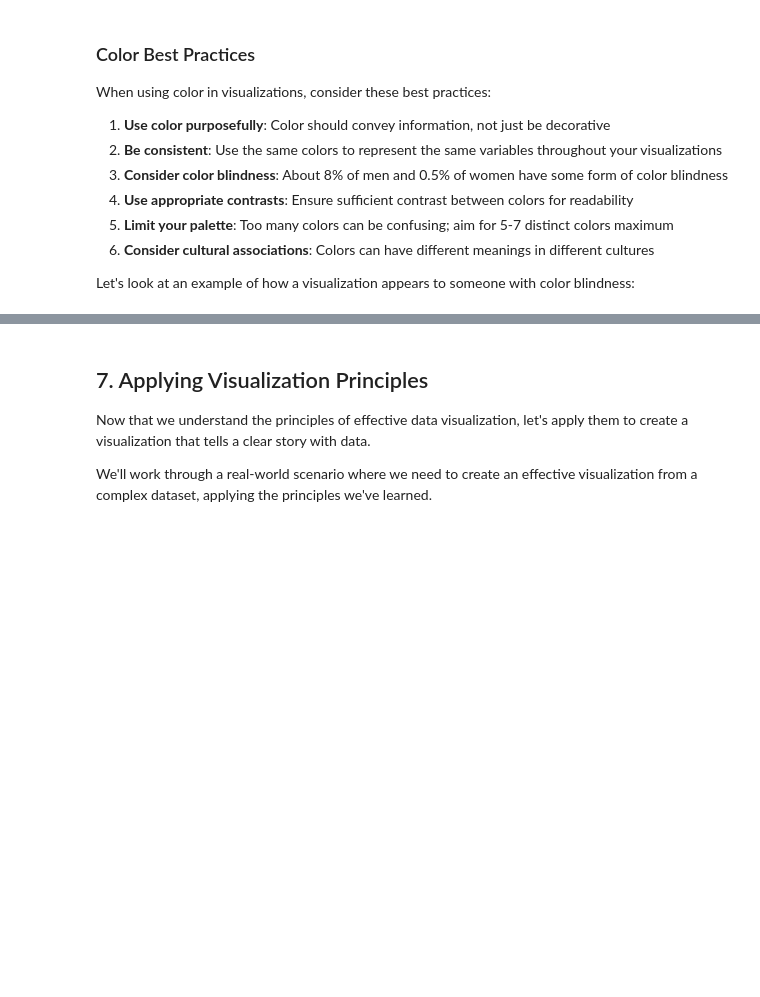
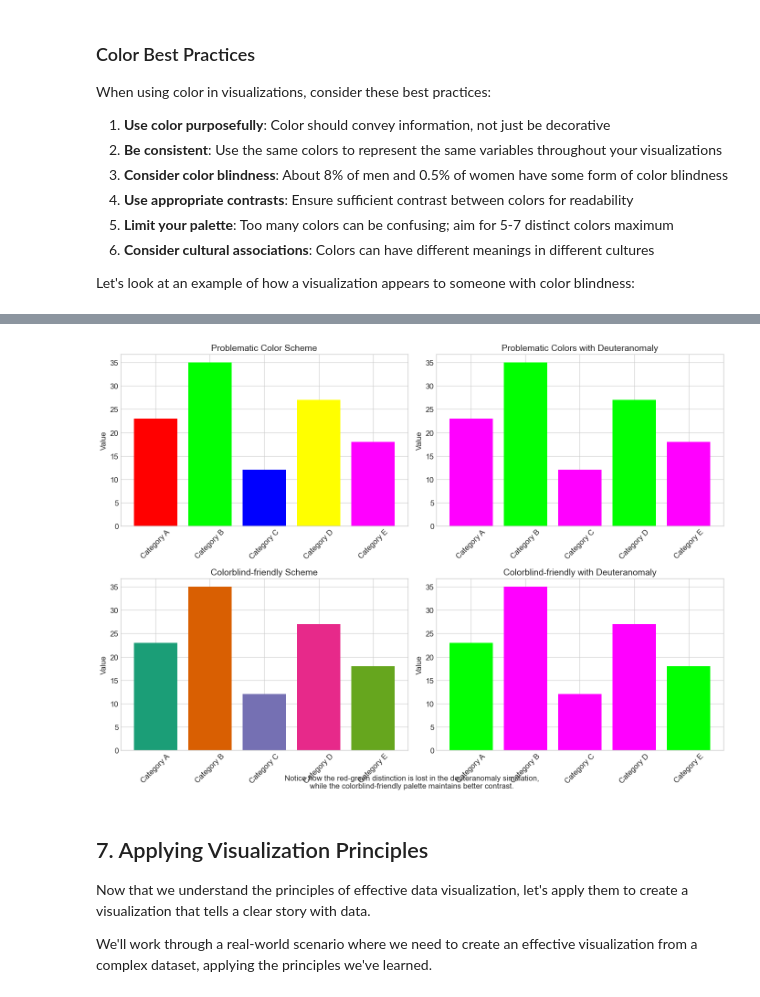
Before and after one commit to pavelklos/ai-ml, a Jupyter notebook: 3-DV/03-01-01.ipynb, the cells around one changed output, grey strips where cells are left out. Saved outputs shown, nothing was run; the diff lists cells and outputs as text; code cells hidden in the pictures; blank space fills up the shorter version.

```diff
--- a/3-DV/03-01-01.ipynb
+++ b/3-DV/03-01-01.ipynb
@@ -731,3 +855,84 @@ plt.show()
+# %%
+import matplotlib.pyplot as plt
+import matplotlib.colors as mcolors
+import numpy as np
+
+# Simulating color blindness in visualizations
+try:
+    from colorspacious import cspace_converter
+    COLORSPACIOUS_AVAILABLE = True
+except ImportError:
+    COLORSPACIOUS_AVAILABLE = False
+    print("The colorspacious package is not installed. Color blindness simulation will be limited.")
+    print("To install: pip install colorspacious")
+
+# Sample data
+categories = ['Category A', 'Category B', 'Category C', 'Category D', 'Category E']
+values = [23, 35, 12, 27, 18]
+
+# Two color palettes: one problematic, one colorblind-friendly
+problematic_colors = ['#FF0000', '#00FF00', '#0000FF', '#FFFF00', '#FF00FF']
+colorblind_friendly = ['#1b9e77', '#d95f02', '#7570b3', '#e7298a', '#66a61e']
+
+fig, axes = plt.subplots(2, 2, figsize=(14, 10))
+
+# --- Top Left: Original problematic colors
+ax = axes[0, 0]
+ax.bar(categories, values, color=problematic_colors)
+ax.set_title('Problematic Color Scheme', fontsize=14)
+ax.set_ylabel('Value')
+ax.tick_params(axis='x', rotation=45)
+
+# --- Top Right: Problematic colors with Deuteranomaly simulation
+ax = axes[0, 1]
+if COLORSPACIOUS_AVAILABLE:
+    deuteranomaly_converter = cspace_converter(
+        "sRGB1", {"name": "sRGB1+CVD", "cvd_type": "deuteranomaly", "severity": 100}
+    )
+    deuteranomaly_colors = [
+        tuple(np.clip(deuteranomaly_converter(mcolors.to_rgb(c)), 0, 1)) for c in problematic_colors
+    ]
+else:
+    deuteranomaly_colors = ['#B8B8B8', '#D3D3D3', '#4B4B4B', '#E6E6E6', '#C1C1C1']
+
+ax.bar(categories, values, color=deuteranomaly_colors)
+ax.set_title('Problematic Colors with Deuteranomaly', fontsize=14)
+ax.set_ylabel('Value')
+ax.tick_params(axis='x', rotation=45)
+
+# --- Bottom Left: Colorblind-friendly colors
+ax = axes[1, 0]
+ax.bar(categories, values, color=colorblind_friendly)
+ax.set_title('Colorblind-friendly Scheme', fontsize=14)
+ax.set_ylabel('Value')
+ax.tick_params(axis='x', rotation=45)
+
+# --- Bottom Right: Colorblind-friendly with Deuteranomaly simulation
+ax = axes[1, 1]
+if COLORSPACIOUS_AVAILABLE:
+    deuteranomaly_friendly = [
+        tuple(np.clip(deuteranomaly_converter(mcolors.to_rgb(c)), 0, 1)) for c in colorblind_friendly
+    ]
+else:
+    deuteranomaly_friendly = ['#969696', '#A8A8A8', '#7D7D7D', '#ABABAB', '#9C9C9C']
+
+ax.bar(categories, values, color=deuteranomaly_friendly)
+ax.set_title('Colorblind-friendly with Deuteranomaly', fontsize=14)
+ax.set_ylabel('Value')
+ax.tick_params(axis='x', rotation=45)
+
+# Footer note
+plt.figtext(
+    0.5, 0.01,
+    "Notice how the red-green distinction is lost in the deuteranomaly simulation,\n"
+    "while the colorblind-friendly palette maintains better contrast.",
+    ha='center', fontsize=12
+)
+
+plt.tight_layout()
+plt.show()
+# %% [output]
+[figure, added]
 # %% [markdown]
 ## 7. Applying Visualization Principles
 
```
Also changed, not shown: parts of 16 cells of this notebook.
